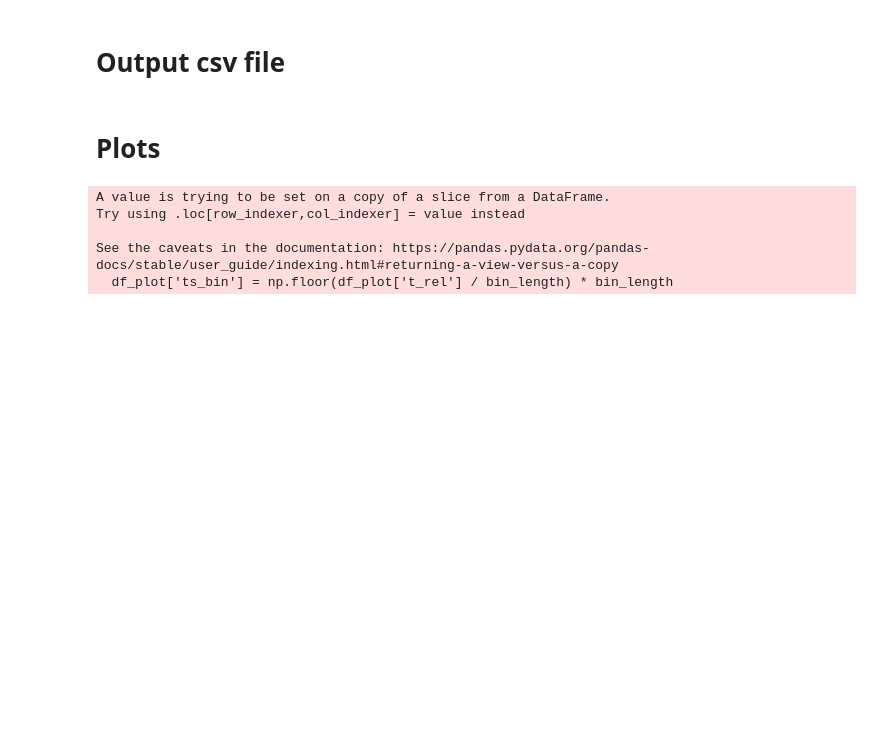
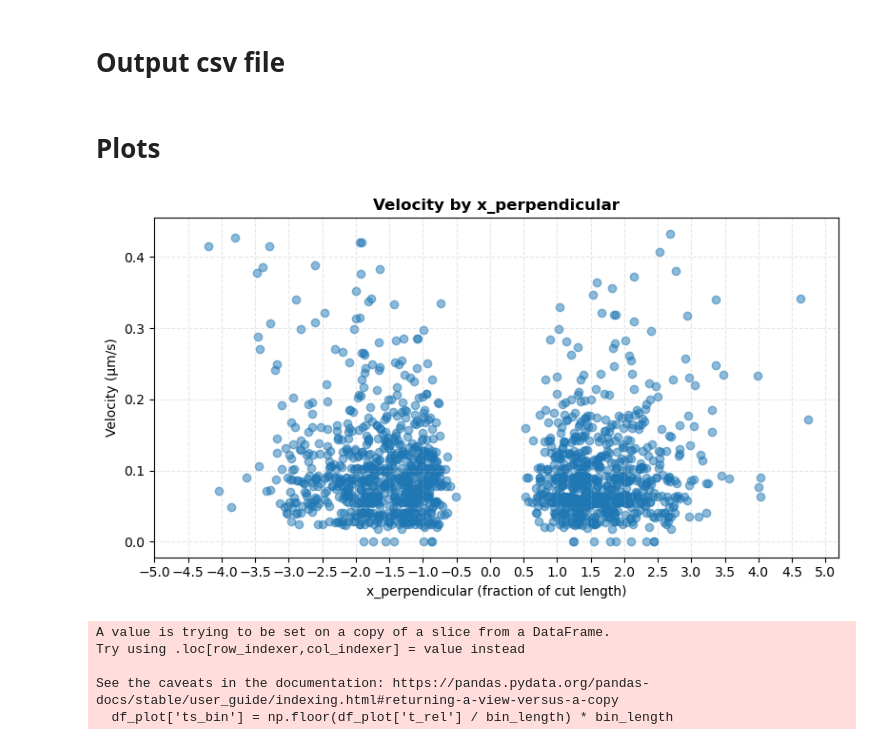
Before and after one commit to signynas/diet4CoLA, a Jupyter notebook: annotated_data.ipynb, the cells around one changed output. Drawn from its saved outputs; the diff is of its cells as text; code cells hidden in the pictures; blank space fills up the shorter version.

```diff
--- a/annotated_data.ipynb
+++ b/annotated_data.ipynb
@@ -479,6 +520,37 @@ plt.show()
 points_final.to_csv('out/points.csv')
 # %% [markdown]
 # Plots
+# %%
+import matplotlib.pyplot as plt
+
+# Copy and filter to first timepoint after cut for each cell
+df = points_final.copy()
+cut_times = df.loc[df["cut"]].groupby("cell_id")["time"].min()
+df = df[df["time"].ge(df["cell_id"].map(cut_times))]
+first_times = df.groupby("cell_id")["time"].min()
+df = df[df["time"].isin(first_times)]
+
+# Drop rows with missing values
+df = df.dropna(subset=["x_perpendicular", "velocity"])
+
+# Scatter plot
+plt.figure(figsize=(8, 4.5))
+plt.scatter(df["x_perpendicular"], df["velocity"], alpha=0.5)
+plt.xlabel("x_perpendicular (fraction of cut length)")
+plt.ylabel("Velocity (µm/s)")
+plt.title("Velocity by x_perpendicular", fontweight="bold")
+plt.grid(True, alpha=0.3, linestyle="--")
+
+# Ticks every 0.5 µm
+min_x = df["x_perpendicular"].min()
+max_x = df["x_perpendicular"].max()
+if max_x > min_x:
+    plt.xticks(np.arange(np.floor(min_x), np.ceil(max_x) + 0.5, 0.5))
+
+plt.tight_layout()
+plt.show()
+# %% [output]
+[figure, added]
 # %%
 import matplotlib.pyplot as plt
 import numpy as np
```
Also changed, not shown: parts of 4 cells of this notebook.
